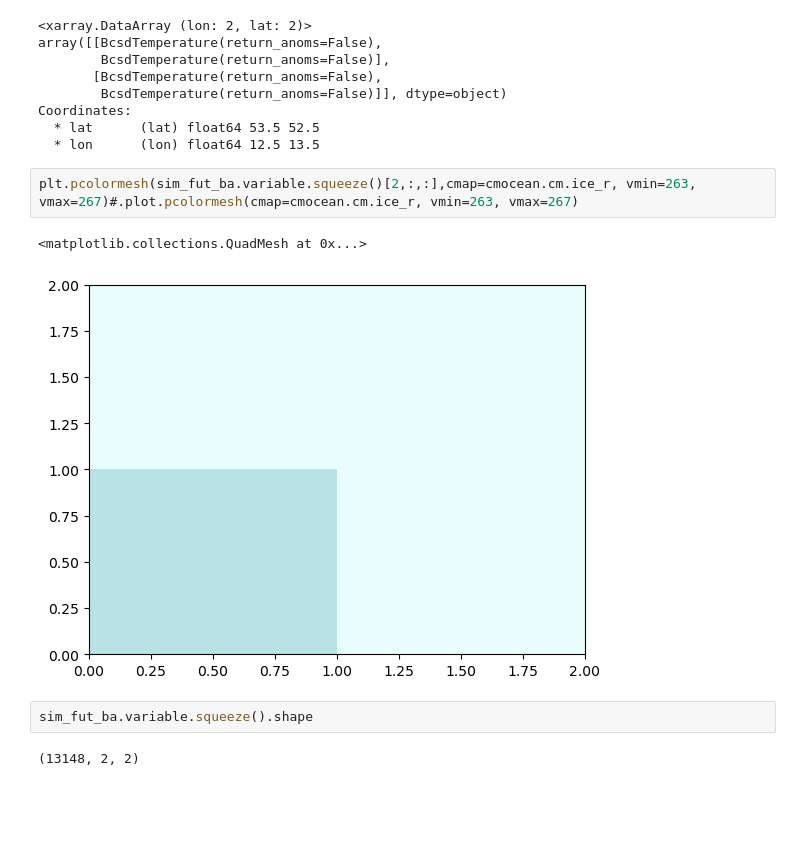
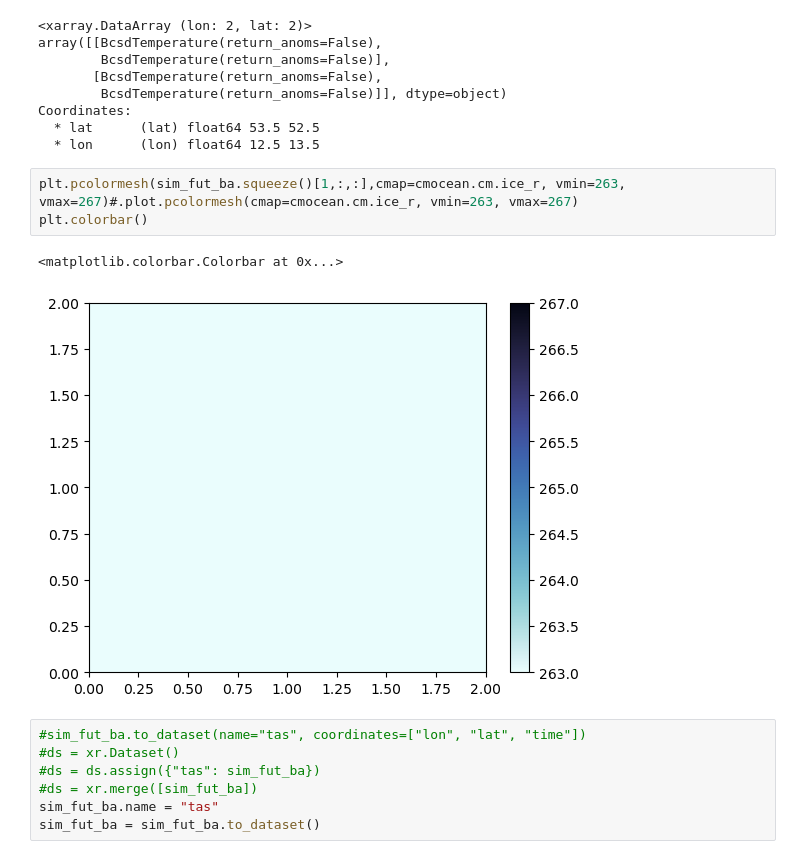
Before and after one commit to bijanf/skdownscale_cmip6, a Jupyter notebook: MACA.ipynb, the cells around one changed output. Drawn from its saved outputs; the diff is of its cells as text; blank space fills up the shorter version.

```diff
--- a/MACA.ipynb
+++ b/MACA.ipynb
@@ -121,11 +141,15 @@ Coordinates:
   * lat      (lat) float64 53.5 52.5
   * lon      (lon) float64 12.5 13.5
 # %%
-plt.pcolormesh(sim_fut_ba.variable.squeeze()[2,:,:],cmap=cmocean.cm.ice_r, vmin=263, vmax=267)#.plot.pcolormesh(cmap=cmocean.cm.ice_r, vmin=263, vmax=267)
+plt.pcolormesh(sim_fut_ba.squeeze()[1,:,:],cmap=cmocean.cm.ice_r, vmin=263, vmax=267)#.plot.pcolormesh(cmap=cmocean.cm.ice_r, vmin=263, vmax=267)
+plt.colorbar()
 # %% [output]
-<matplotlib.collections.QuadMesh at 0x...>
+<matplotlib.colorbar.Colorbar at 0x...>
-[figure, old version]
+[figure, new version]
-# %%
-sim_fut_ba.variable.squeeze().shape
-# %% [output]
-(13148, 2, 2)
+# %%
+#sim_fut_ba.to_dataset(name="tas", coordinates=["lon", "lat", "time"])
+#ds = xr.Dataset()
+#ds = ds.assign({"tas": sim_fut_ba})
+#ds = xr.merge([sim_fut_ba])
+sim_fut_ba.name = "tas"
+sim_fut_ba = sim_fut_ba.to_dataset()
```
Also changed, not shown: parts of 7 cells of this notebook.
